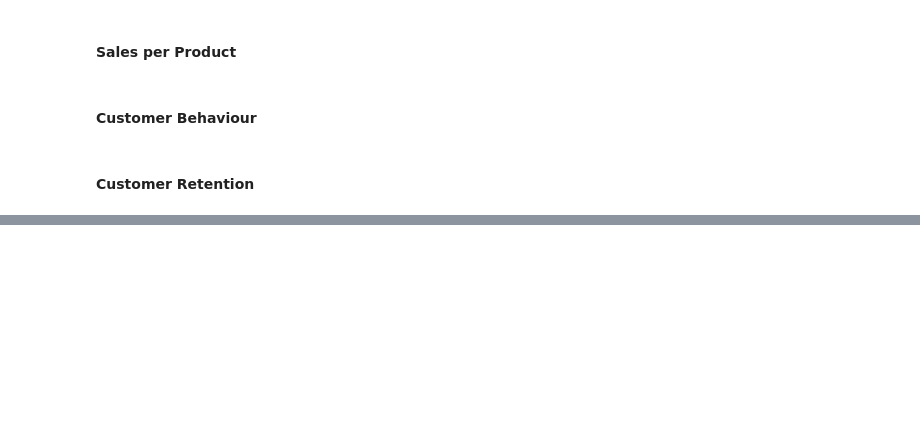
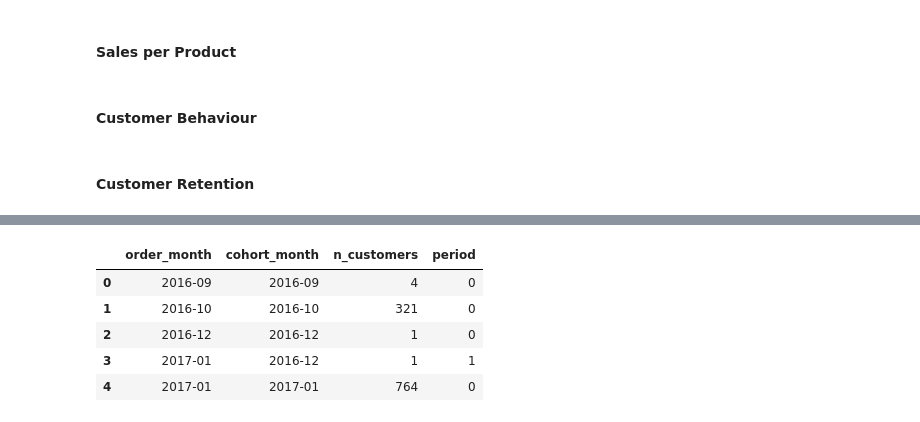
Before and after one commit to aridiawan/ecommerce-analysis, a Jupyter notebook: notebooks/2.0.1-EDA.ipynb, the cells around one changed output, grey strips where cells are left out. Saved outputs shown, nothing was run; the diff lists cells and outputs as text; code cells hidden in the pictures; blank space fills up the shorter version.

```diff
--- a/notebooks/2.0.1-EDA.ipynb
+++ b/notebooks/2.0.1-EDA.ipynb
@@ -85,0 +102,17 @@ array(['delivered', 'canceled'], dtype=object)
+# %%
+# Number of distinct customer
+dfCohort = dfCohort.groupby(['order_month','cohort_month'])\
+            .agg(n_customers = ('customer_unique_id', 'nunique'))\
+            .reset_index(drop=False)
+
+# Period = current month - cohort month
+dfCohort['period'] = (dfCohort['order_month'] - dfCohort['cohort_month']).apply(attrgetter('n'))
+
+dfCohort.head()
+# %% [output]
+|  | order_month | cohort_month | n_customers | period |
+| 0 | 2016-09 | 2016-09 | 4 | 0 |
+| 1 | 2016-10 | 2016-10 | 321 | 0 |
+| 2 | 2016-12 | 2016-12 | 1 | 0 |
+| 3 | 2017-01 | 2016-12 | 1 | 1 |
+| 4 | 2017-01 | 2017-01 | 764 | 0 |
```
Also changed, not shown: parts of 9 cells of this notebook.
